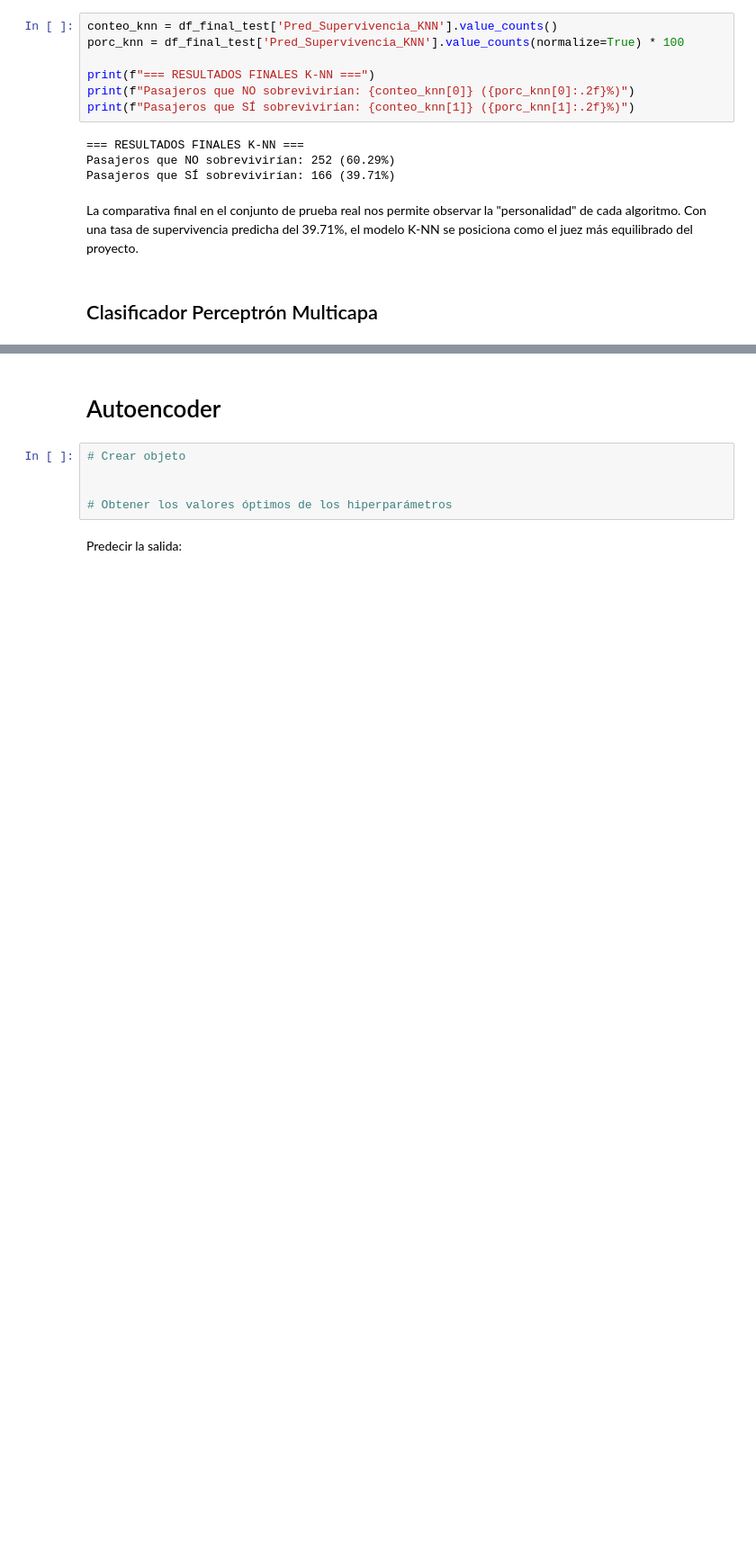
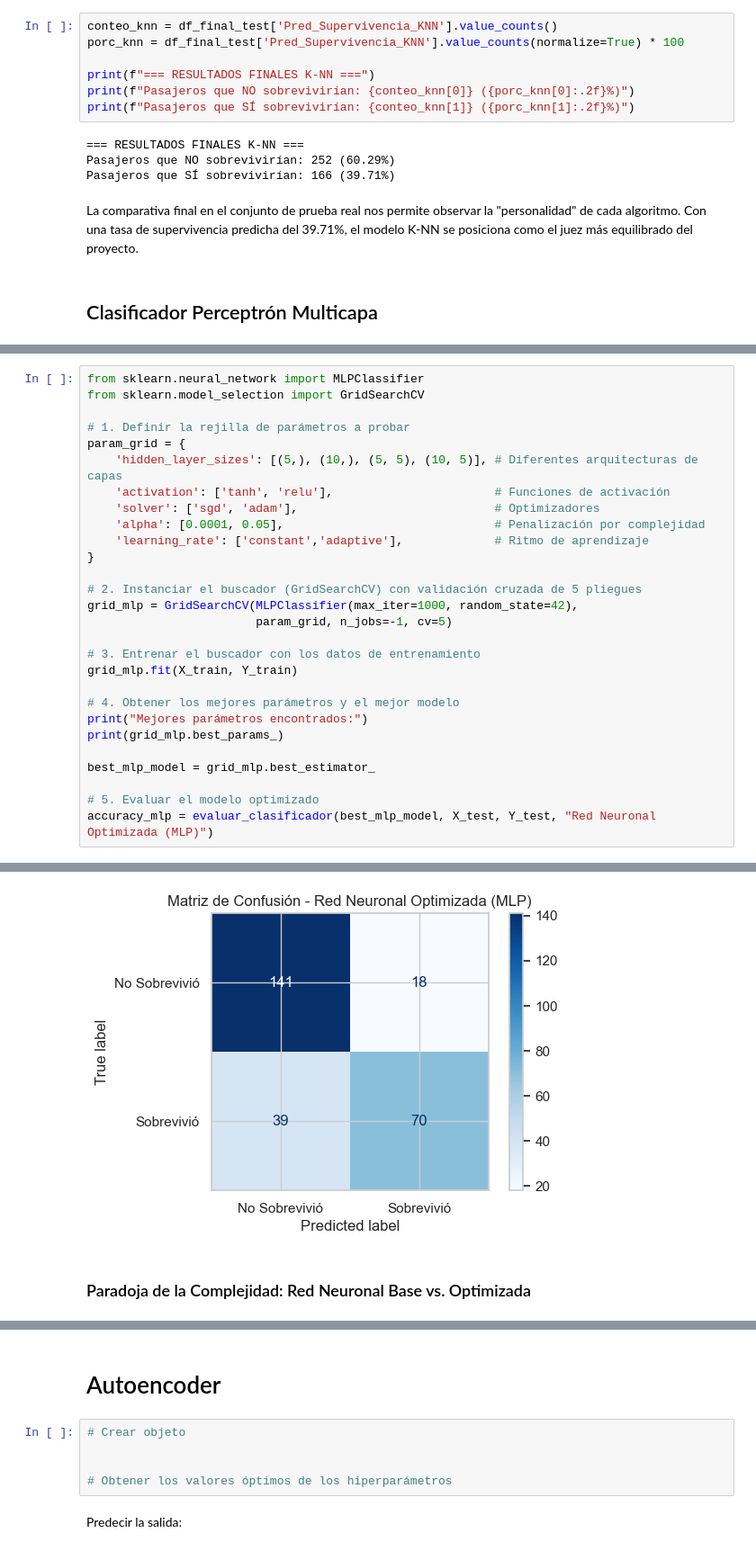
Before and after one commit to duvan1026/Titanic_Big_Data, a Jupyter notebook: ABD_CastroBautistaDuvanDario.ipynb, the cells around one changed output, grey strips where cells are left out. Shown at 90% size. Drawn from its saved outputs; the diff is of its cells as text; blank space fills up the shorter version.

```diff
--- a/ABD_CastroBautistaDuvanDario.ipynb
+++ b/ABD_CastroBautistaDuvanDario.ipynb
@@ -2534,0 +2572,29 @@ Aplicar el modelo al conjunto test para clasificar esas nuevas observaciones y o
+# %%
+from sklearn.neural_network import MLPClassifier
+from sklearn.model_selection import GridSearchCV
+
+# 1. Definir la rejilla de parámetros a probar
+param_grid = {
+    'hidden_layer_sizes': [(5,), (10,), (5, 5), (10, 5)], # Diferentes arquitecturas de capas
+    'activation': ['tanh', 'relu'],                       # Funciones de activación
+    'solver': ['sgd', 'adam'],                            # Optimizadores
+    'alpha': [0.0001, 0.05],                              # Penalización por complejidad
+    'learning_rate': ['constant','adaptive'],             # Ritmo de aprendizaje
+}
+
+# 2. Instanciar el buscador (GridSearchCV) con validación cruzada de 5 pliegues
+grid_mlp = GridSearchCV(MLPClassifier(max_iter=1000, random_state=42),
+                        param_grid, n_jobs=-1, cv=5)
+
+# 3. Entrenar el buscador con los datos de entrenamiento
+grid_mlp.fit(X_train, Y_train)
+
+# 4. Obtener los mejores parámetros y el mejor modelo
+print("Mejores parámetros encontrados:")
+print(grid_mlp.best_params_)
+
+best_mlp_model = grid_mlp.best_estimator_
+
+# 5. Evaluar el modelo optimizado
+accuracy_mlp = evaluar_clasificador(best_mlp_model, X_test, Y_test, "Red Neuronal Optimizada (MLP)")
+# %% [output]
@@ -2534,0 +2615,3 @@ Aplicar el modelo al conjunto test para clasificar esas nuevas observaciones y o
+[figure, added]
+# %% [markdown]
+### Paradoja de la Complejidad: Red Neuronal Base vs. Optimizada
```
Also changed, not shown: parts of 23 cells of this notebook.
